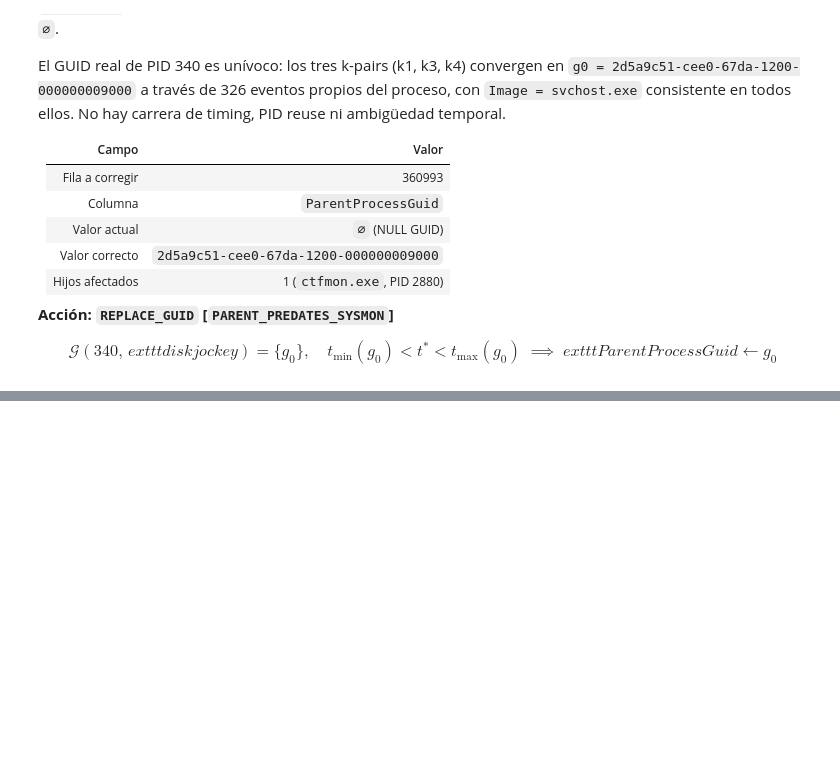
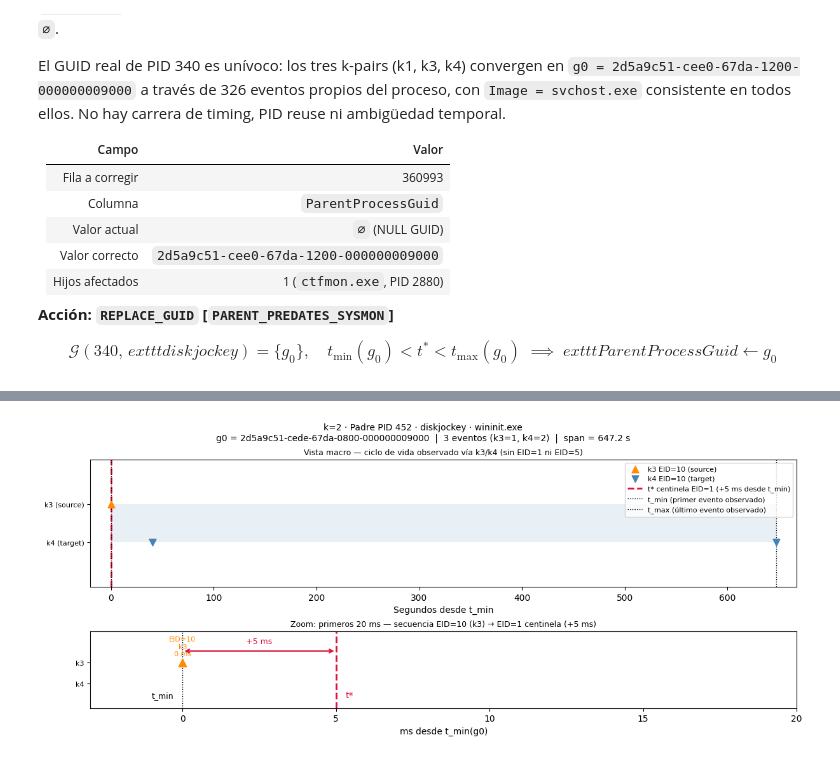
Before and after one commit to ollerenac/curso2026, a Jupyter notebook: sesion-2/9_enfoque_B.ipynb, the cells around one changed output, grey strips where cells are left out. Drawn from its saved outputs; the diff is of its cells as text; code cells hidden in the pictures; blank space fills up the shorter version.

```diff
--- a/sesion-2/9_enfoque_B.ipynb
+++ b/sesion-2/9_enfoque_B.ipynb
@@ -3863,0 +3949,90 @@ $$
+# %%
+import matplotlib.pyplot as plt
+import matplotlib.patches as mpatches
+
+g0_452 = '2d5a9c51-cede-67da-0800-000000009000'
+OUT    = '../sesion-2/img/ev_k2_452_timeline.png'
+
+t0     = t_min_452   # origen temporal
+t_star = t_star_452
+
+def sec(t): return (pd.Timestamp(t) - t0).total_seconds()
+def ms(t):  return (pd.Timestamp(t) - t0).total_seconds() * 1000
+
+span_s  = sec(t_max_452)
+star_s  = sec(t_star)
+star_ms = ms(t_star)
+
+colors_eid = {10: 'darkorange'}
+y_kp       = {'k3': 0.15, 'k4': -0.15}
+markers_kp = {'k3': '^', 'k4': 'v'}
+
+fig, (ax1, ax2) = plt.subplots(2, 1, figsize=(12, 5),
+                                gridspec_kw={'height_ratios': [2, 1.2]},
+                                constrained_layout=True)
+fig.suptitle(f'k=2 · Padre PID 452 · diskjockey · wininit.exe\n'
+             f'g0 = {g0_452}  |  3 eventos (k3=1, k4=2)  |  span = {span_s:.1f} s',
+             fontsize=10)
+
+# ── Panel superior: vista macro ──────────────────────────────────────────────
+ax1.set_title('Vista macro — ciclo de vida observado vía k3/k4 (sin EID=1 ni EID=5)', fontsize=9)
+ax1.barh(0, span_s, left=0, height=0.3, color='steelblue', alpha=0.12)
+
+for _, row in ev_k3_452.iterrows():
+    ax1.scatter(sec(row['ts']), y_kp['k3'], color='darkorange',
+                marker='^', s=60, zorder=4, label='k3 EID=10 (source)')
+for _, row in ev_k4_452.iterrows():
+    ax1.scatter(sec(row['ts']), y_kp['k4'], color='steelblue',
+                marker='v', s=60, zorder=4, label='k4 EID=10 (target)')
+
+ax1.axvline(star_s, color='crimson', lw=2, ls='--',
+            label=f't* centinela EID=1 (+{star_ms:.0f} ms desde t_min)')
+ax1.axvline(0,       color='black',   lw=1, ls=':', label='t_min (primer evento observado)')
+ax1.axvline(span_s,  color='black',   lw=1, ls=':', label='t_max (último evento observado)')
+
+ax1.set_xlim(-20, span_s + 20)
+ax1.set_ylim(-0.5, 0.5)
+ax1.set_yticks([-0.15, 0.15])
+ax1.set_yticklabels(['k4 (target)', 'k3 (source)'], fontsize=8)
+ax1.set_xlabel('Segundos desde t_min')
+
+# dedup legend
+handles, labels_ = ax1.get_legend_handles_labels()
+seen = {}
+for h, l in zip(handles, labels_):
+    if l not in seen:
+        seen[l] = h
+ax1.legend(seen.values(), seen.keys(), fontsize=8, loc='upper right')
+
+# ── Panel inferior: zoom alrededor de t_min (milisegundos) ───────────────────
+ax2.set_title('Zoom: primeros 20 ms — secuencia EID=10 (k3) → EID=1 centinela (+5 ms)', fontsize=9)
+
+for _, row in ev_k3_452.iterrows():
+    x = ms(row['ts'])
+    if x <= 25:
+        ax2.scatter(x, y_kp['k3'], color='darkorange', marker='^', s=80, zorder=4)
+        ax2.text(x, y_kp['k3'] + 0.08, f'EID=10\nk3\n{x:.0f} ms',
+                 ha='center', va='bottom', fontsize=8, color='darkorange')
+
+ax2.axvline(star_ms, color='crimson', lw=2, ls='--')
+ax2.axvline(0,       color='black',   lw=1, ls=':')
+
+ax2.annotate('', xy=(star_ms, 0.32), xytext=(0, 0.32),
+             arrowprops=dict(arrowstyle='<->', color='crimson', lw=1.5))
+ax2.text(star_ms / 2, 0.40, f'+{star_ms:.0f} ms',
+         ha='center', va='bottom', fontsize=9, color='crimson')
+
+ax2.text(0 - 0.3,    -0.35, 't_min', ha='right', color='black',   fontsize=9)
+ax2.text(star_ms + 0.3, -0.35, 't*',  ha='left',  color='crimson', fontsize=10)
+
+ax2.set_xlim(-3, 20)
+ax2.set_ylim(-0.5, 0.6)
+ax2.set_yticks([-0.15, 0.15])
+ax2.set_yticklabels(['k4', 'k3'], fontsize=8)
+ax2.set_xlabel('ms desde t_min(g0)')
+
+fig.savefig(OUT, dpi=150, bbox_inches='tight')
+plt.show()
+print(f'Guardado: {OUT}')
+# %% [output]
+[figure, added]
```
Also changed, not shown: parts of 6 cells of this notebook, 1 other file.
